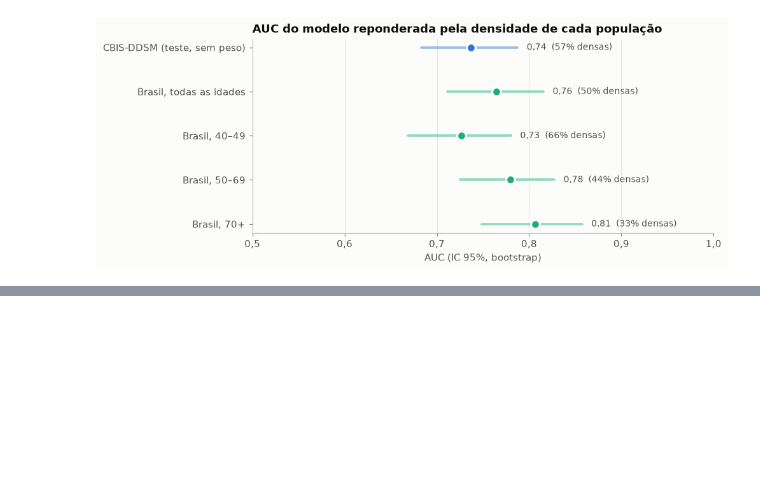
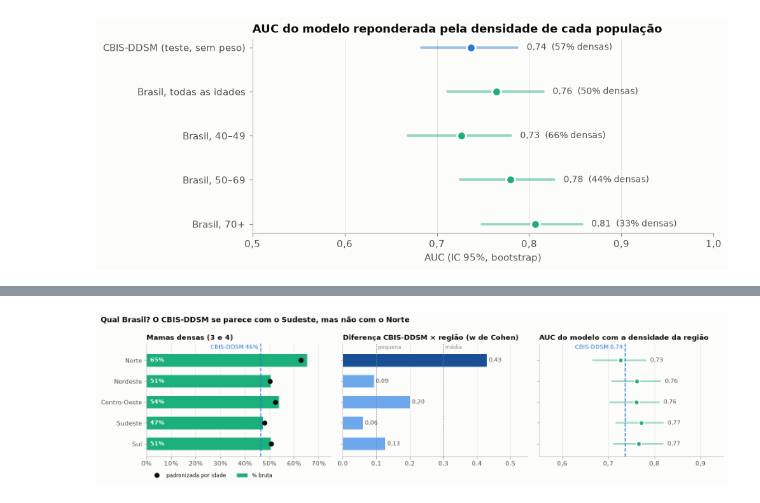
Before and after one commit to mairaallacerda/representatividade-mamografias-br, a Jupyter notebook: notebooks/04_comparacao_birads_densidade.ipynb, the cells around one changed output, grey strips where cells are left out. Drawn from its saved outputs; the diff is of its cells as text; code cells hidden in the pictures; blank space fills up the shorter version.

```diff
--- a/notebooks/04_comparacao_birads_densidade.ipynb
+++ b/notebooks/04_comparacao_birads_densidade.ipynb
@@ -351,0 +517,20 @@ salvar(fig, "19_auc_reponderada")
+# %%
+rng = np.random.default_rng(0)
+auc_reg = []
+for r in ORDEM_REG:
+    alvo = dist_reg.loc[r]
+    boot = []
+    for _ in range(1000):
+        b = base.iloc[rng.integers(0, len(base), len(base))]
+        boot.append(roc_auc_score(b["maligno"], b["prob"], sample_weight=pesos(alvo, b)))
+    auc_reg.append({"regiao": r, "AUC": roc_auc_score(base["maligno"], base["prob"], sample_weight=pesos(alvo, base)),
+                    "IC95% inf": np.percentile(boot, 2.5), "IC95% sup": np.percentile(boot, 97.5)})
+auc_reg = pd.DataFrame(auc_reg).set_index("regiao")
+regioes_siscan = regioes_siscan.join(auc_reg)
+
+densas_uf = (100 * (tab_uf[3] + tab_uf[4]) / tab_uf.sum(axis=1)).rename("% mamas densas").to_frame()
+densas_uf["regiao"] = densas_uf.index.map(config.UF_PARA_REGIAO)
+densas_uf["laudos SISCAN"] = tab_uf.sum(axis=1)
+regioes_siscan.to_csv(config.PROCESSED / "siscan_regiao.csv", index_label="regiao")  # usado pelo painel
+densas_uf.to_csv(config.PROCESSED / "siscan_densidade_uf.csv", index_label="uf")    # usado pelo painel
+regioes_siscan[["% mamas densas", "w CBIS-DDSM × região", "AUC", "IC95% inf", "IC95% sup"]].round(2)
@@ -351,0 +544,56 @@ salvar(fig, "19_auc_reponderada")
+# %%
+r = regioes_siscan.iloc[::-1]
+y = np.arange(len(r))
+auc_cbis = reponderado.loc["CBIS-DDSM (teste, sem peso)", "AUC"]
+fig, axes = plt.subplots(1, 3, figsize=(14, 3.9), sharey=True)
+
+ax = axes[0]
+ax.grid(axis="y", visible=False)
+ax.grid(axis="x", visible=True)
+ax.barh(y, r["% mamas densas"], color=VERDE_AGUA, height=0.6, label="% bruta")
+ax.plot(r["% densas padronizada por idade"], y, "o", color=estilo.TINTA, markersize=7, label="padronizada por idade")
+for yi, v in zip(y, r["% mamas densas"]):
+    ax.text(1.5, yi, f"{v:.0f}%", va="center", fontsize=9, color="white", fontweight="bold")
+ax.axvline(cbis_densas, color=AZUL, ls="--", lw=1.5)
+ax.text(cbis_densas - 1, len(r) - 0.45, f"CBIS-DDSM {cbis_densas:.0f}%", color=AZUL, fontsize=9, ha="right")
+ax.set_xlim(0, 75)
+ax.xaxis.set_major_formatter(mticker.PercentFormatter(decimals=0))
+ax.legend(loc="upper left", bbox_to_anchor=(0, -0.1), ncol=2, fontsize=8.5)
+ax.set_title("Mamas densas (3 e 4)", fontsize=11)
+
+ax = axes[1]
+ax.grid(axis="y", visible=False)
+ax.grid(axis="x", visible=True)
+cores_w = [estilo.SEQUENCIAL_AZUL[5] if w >= 0.3 else estilo.SEQUENCIAL_AZUL[2] for w in r["w CBIS-DDSM × região"]]
+barras = ax.barh(y, r["w CBIS-DDSM × região"], color=cores_w, height=0.6)
+ax.bar_label(barras, labels=[f"{w:.2f}".replace(".", ",") for w in r["w CBIS-DDSM × região"]], padding=3,
+             fontsize=9, color=estilo.TINTA_SECUNDARIA)
+for limite, rotulo in [(0.1, "pequena"), (0.3, "média")]:
+    ax.axvline(limite, color=estilo.TINTA_SUAVE, lw=1, ls=":")
+    ax.text(limite + 0.005, len(r) - 0.45, rotulo, fontsize=8.5, color=estilo.TINTA_SUAVE)
+ax.set_xlim(0, 0.55)
+ax.set_title("Diferença CBIS-DDSM × região (w de Cohen)", fontsize=11)
+
+ax = axes[2]
+ax.grid(axis="y", visible=False)
+ax.grid(axis="x", visible=True)
+for yi, (_, l) in zip(y, r.iterrows()):
+    ax.plot([l["IC95% inf"], l["IC95% sup"]], [yi, yi], color=VERDE_AGUA, lw=2.5, alpha=0.45, solid_capstyle="round")
+    ax.plot(l["AUC"], yi, "o", color=VERDE_AGUA, markersize=8, markeredgecolor=estilo.FUNDO, markeredgewidth=2)
+    ax.text(l["IC95% sup"] + 0.01, yi, f"{l['AUC']:.2f}".replace(".", ","), va="center", fontsize=9,
+            color=estilo.TINTA_SECUNDARIA)
+ax.axvline(auc_cbis, color=AZUL, ls="--", lw=1.5)
+ax.text(auc_cbis - 0.005, len(r) - 0.45, f"CBIS-DDSM {auc_cbis:.2f}".replace(".", ","), color=AZUL, fontsize=9, ha="right")
+ax.set_xlim(0.55, 0.95)
+ax.xaxis.set_major_locator(mticker.MultipleLocator(0.1))
+ax.xaxis.set_major_formatter(mticker.FuncFormatter(lambda v, _: f"{v:.1f}".replace(".", ",")))
+ax.set_title("AUC do modelo com a densidade da região", fontsize=11)
+
+axes[0].set_yticks(y, r.index)
+axes[0].set_ylim(-0.6, len(r) - 0.2)
+fig.suptitle("Qual Brasil? O CBIS-DDSM se parece com o Sudeste, mas não com o Norte", x=0.01, ha="left",
+             fontweight="bold")
+fig.tight_layout()
+salvar(fig, "28_densidade_por_regiao")
+# %% [output]
+[figure, added]
```
Also changed, not shown: parts of 11 cells of this notebook, 7 other files.
